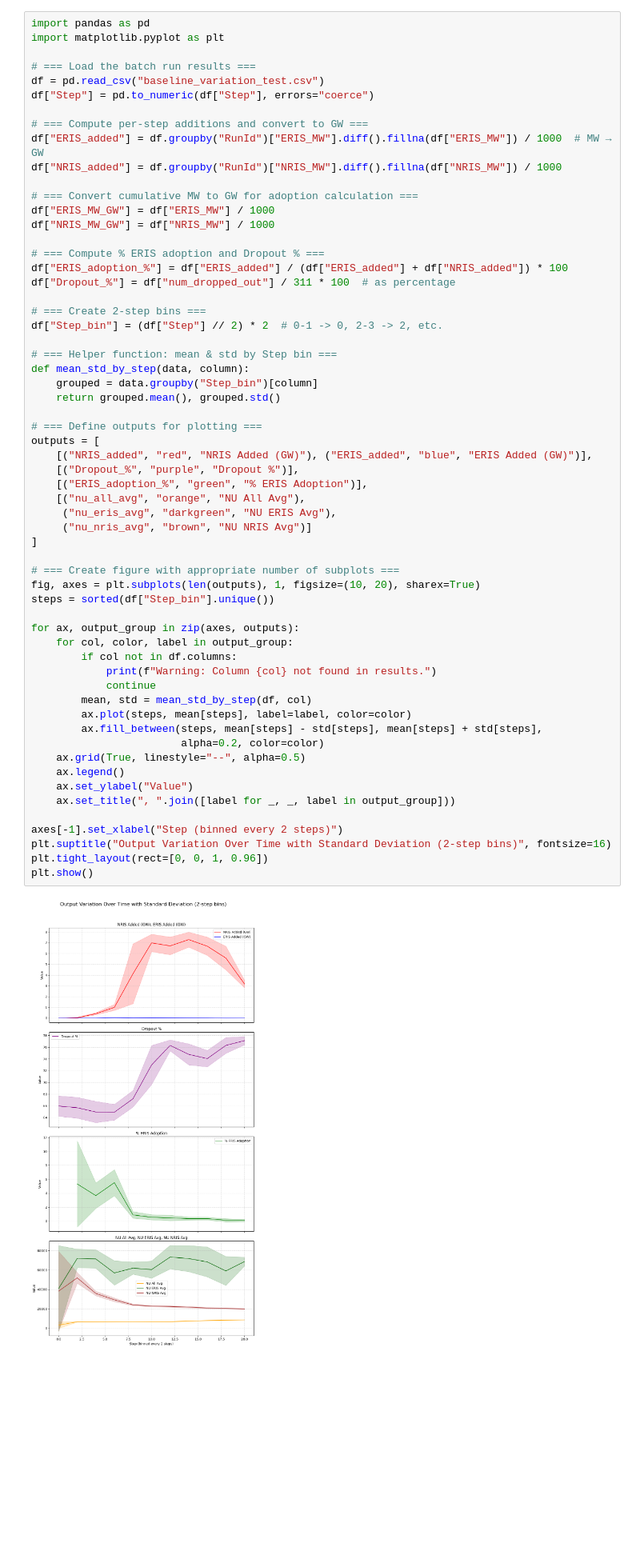
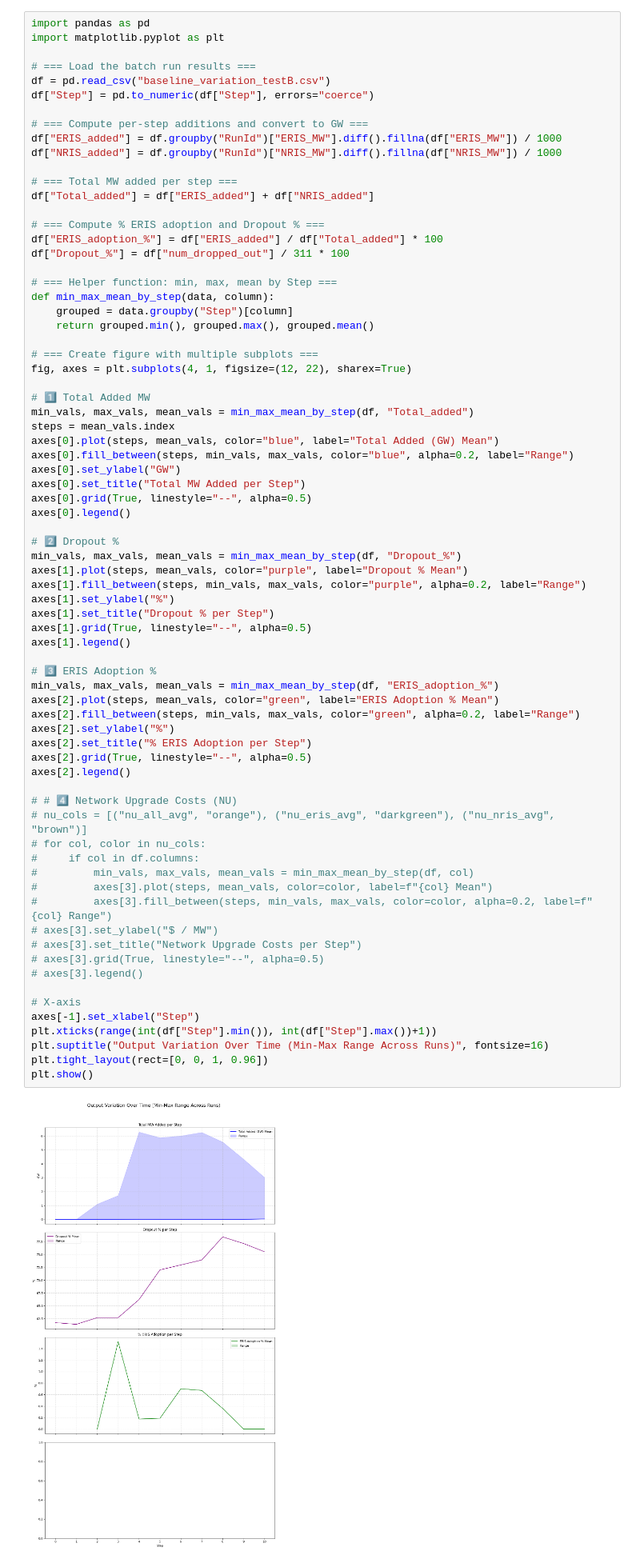
Before and after one commit to abigailweeks-rmi/Thesis, a Jupyter notebook: Thesis/ABM.ipynb, the cells around one changed output. Shown at 80% size. Drawn from its saved outputs; the diff is of its cells as text; blank space fills up the shorter version.

```diff
--- a/Thesis/ABM.ipynb
+++ b/Thesis/ABM.ipynb
@@ -2126,62 +2624,75 @@ def Page():
 # %%
 import pandas as pd
 import matplotlib.pyplot as plt
 
 # === Load the batch run results ===
-df = pd.read_csv("baseline_variation_test.csv")
+df = pd.read_csv("baseline_variation_testB.csv")
 df["Step"] = pd.to_numeric(df["Step"], errors="coerce")
 
 # === Compute per-step additions and convert to GW ===
-df["ERIS_added"] = df.groupby("RunId")["ERIS_MW"].diff().fillna(df["ERIS_MW"]) / 1000  # MW → GW
+df["ERIS_added"] = df.groupby("RunId")["ERIS_MW"].diff().fillna(df["ERIS_MW"]) / 1000
 df["NRIS_added"] = df.groupby("RunId")["NRIS_MW"].diff().fillna(df["NRIS_MW"]) / 1000
 
-# === Convert cumulative MW to GW for adoption calculation ===
-df["ERIS_MW_GW"] = df["ERIS_MW"] / 1000
-df["NRIS_MW_GW"] = df["NRIS_MW"] / 1000
+# === Total MW added per step ===
+df["Total_added"] = df["ERIS_added"] + df["NRIS_added"]
 
 # === Compute % ERIS adoption and Dropout % ===
-df["ERIS_adoption_%"] = df["ERIS_added"] / (df["ERIS_added"] + df["NRIS_added"]) * 100
-df["Dropout_%"] = df["num_dropped_out"] / 311 * 100  # as percentage
+df["ERIS_adoption_%"] = df["ERIS_added"] / df["Total_added"] * 100
+df["Dropout_%"] = df["num_dropped_out"] / 311 * 100
 
-# === Create 2-step bins ===
-df["Step_bin"] = (df["Step"] // 2) * 2  # 0-1 -> 0, 2-3 -> 2, etc.
+# === Helper function: min, max, mean by Step ===
+def min_max_mean_by_step(data, column):
+    grouped = data.groupby("Step")[column]
+    return grouped.min(), grouped.max(), grouped.mean()
 
-# === Helper function: mean & std by Step bin ===
-def mean_std_by_step(data, column):
-    grouped = data.groupby("Step_bin")[column]
-    return grouped.mean(), grouped.std()
+# === Create figure with multiple subplots ===
+fig, axes = plt.subplots(4, 1, figsize=(12, 22), sharex=True)
 
-# === Define outputs for plotting ===
-outputs = [
-    [("NRIS_added", "red", "NRIS Added (GW)"), ("ERIS_added", "blue", "ERIS Added (GW)")],
-    [("Dropout_%", "purple", "Dropout %")],
-    [("ERIS_adoption_%", "green", "% ERIS Adoption")],
-    [("nu_all_avg", "orange", "NU All Avg"),
-     ("nu_eris_avg", "darkgreen", "NU ERIS Avg"),
-     ("nu_nris_avg", "brown", "NU NRIS Avg")]
-]
+# 1️⃣ Total Added MW
+min_vals, max_vals, mean_vals = min_max_mean_by_step(df, "Total_added")
+steps = mean_vals.index
+axes[0].plot(steps, mean_vals, color="blue", label="Total Added (GW) Mean")
+axes[0].fill_between(steps, min_vals, max_vals, color="blue", alpha=0.2, label="Range")
+axes[0].set_ylabel("GW")
+axes[0].set_title("Total MW Added per Step")
+axes[0].grid(True, linestyle="--", alpha=0.5)
+axes[0].legend()
 
-# === Create figure with appropriate number of subplots ===
-fig, axes = plt.subplots(len(outputs), 1, figsize=(10, 20), sharex=True)
-steps = sorted(df["Step_bin"].unique())
+# 2️⃣ Dropout %
+min_vals, max_vals, mean_vals = min_max_mean_by_step(df, "Dropout_%")
+axes[1].plot(steps, mean_vals, color="purple", label="Dropout % Mean")
+axes[1].fill_between(steps, min_vals, max_vals, color="purple", alpha=0.2, label="Range")
+axes[1].set_ylabel("%")
+axes[1].set_title("Dropout % per Step")
+axes[1].grid(True, linestyle="--", alpha=0.5)
+axes[1].legend()
 
-for ax, output_group in zip(axes, outputs):
-    for col, color, label in output_group:
-        if col not in df.columns:
-            print(f"Warning: Column {col} not found in results.")
-            continue
-        mean, std = mean_std_by_step(df, col)
-        ax.plot(steps, mean[steps], label=label, color=color)
-        ax.fill_between(steps, mean[steps] - std[steps], mean[steps] + std[steps],
-                        alpha=0.2, color=color)
-    ax.grid(True, linestyle="--", alpha=0.5)
-    ax.legend()
-    ax.set_ylabel("Value")
-    ax.set_title(", ".join([label for _, _, label in output_group]))
+# 3️⃣ ERIS Adoption %
+min_vals, max_vals, mean_vals = min_max_mean_by_step(df, "ERIS_adoption_%")
+axes[2].plot(steps, mean_vals, color="green", label="ERIS Adoption % Mean")
+axes[2].fill_between(steps, min_vals, max_vals, color="green", alpha=0.2, label="Range")
+axes[2].set_ylabel("%")
+axes[2].set_title("% ERIS Adoption per Step")
+axes[2].grid(True, linestyle="--", alpha=0.5)
+axes[2].legend()
 
-axes[-1].set_xlabel("Step (binned every 2 steps)")
-plt.suptitle("Output Variation Over Time with Standard Deviation (2-step bins)", fontsize=16)
+# # 4️⃣ Network Upgrade Costs (NU)
+# nu_cols = [("nu_all_avg", "orange"), ("nu_eris_avg", "darkgreen"), ("nu_nris_avg", "brown")]
+# for col, color in nu_cols:
+#     if col in df.columns:
+#         min_vals, max_vals, mean_vals = min_max_mean_by_step(df, col)
+#         axes[3].plot(steps, mean_vals, color=color, label=f"{col} Mean")
+#         axes[3].fill_between(steps, min_vals, max_vals, color=color, alpha=0.2, label=f"{col} Range")
+# axes[3].set_ylabel("$ / MW")
+# axes[3].set_title("Network Upgrade Costs per Step")
+# axes[3].grid(True, linestyle="--", alpha=0.5)
+# axes[3].legend()
+
+# X-axis
+axes[-1].set_xlabel("Step")
+plt.xticks(range(int(df["Step"].min()), int(df["Step"].max())+1))
+plt.suptitle("Output Variation Over Time (Min-Max Range Across Runs)", fontsize=16)
 plt.tight_layout(rect=[0, 0, 1, 0.96])
 plt.show()
 # %% [output]
-[figure, old version]
+[figure, new version]
```
Also changed, not shown: parts of 29 cells of this notebook, 14 other files.
